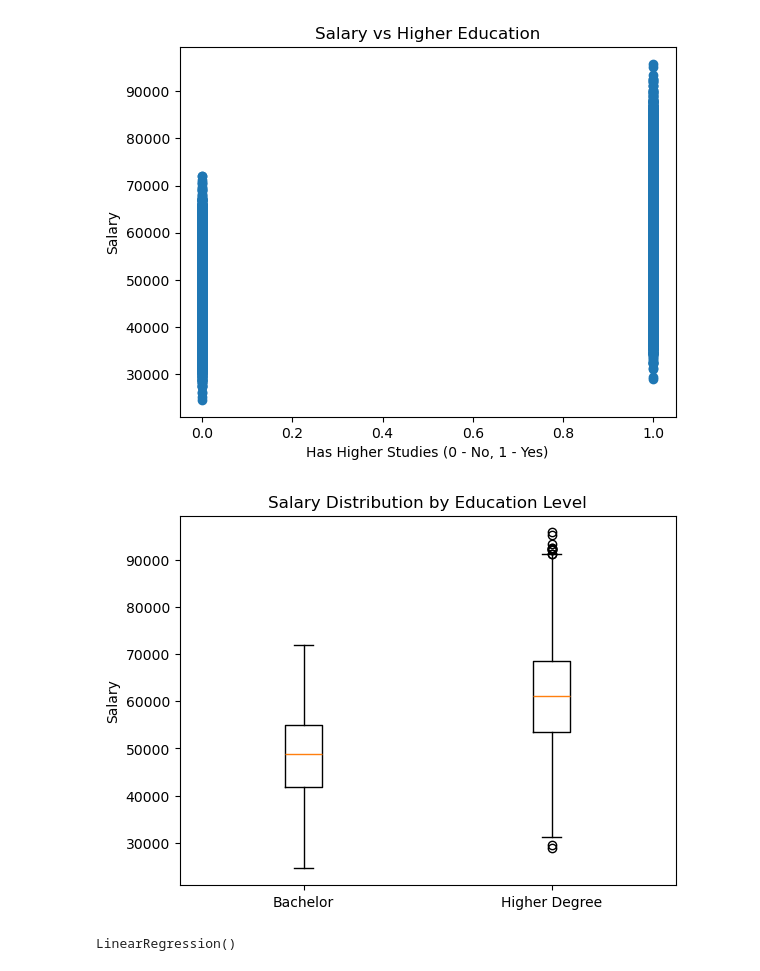
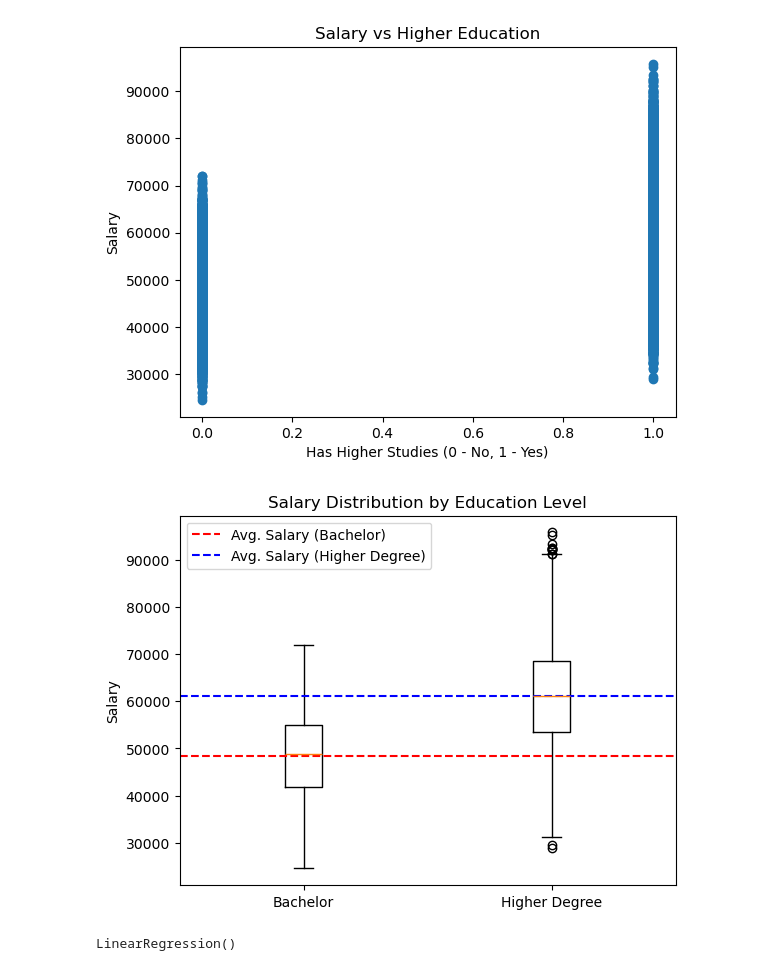
Before and after one commit to shauryashaurya/simulated-datasets-for-simple-machine-learning, a Jupyter notebook: employee-salaries/Test-Simulated-Data-Regression.ipynb, the cells around one changed output. Cells and saved outputs as stored; diff of their text form; code cells hidden in the pictures.

```diff
--- a/employee-salaries/Test-Simulated-Data-Regression.ipynb
+++ b/employee-salaries/Test-Simulated-Data-Regression.ipynb
@@ -45,6 +44,10 @@ coding)
 # find out how salary changes as a function of experience and education
 X = df[['years_experience', 'has_higher_studies']]
 y = df['salary']
+# %%
+# Calculate average salaries
+avg_salary_bachelor = df[df['has_higher_studies'] == 0]['salary'].mean()
+avg_salary_higher = df[df['has_higher_studies'] == 1]['salary'].mean()
 # %%
 # check what the dataframe looks like now...
 df.head()
@@ -82,13 +85,22 @@ plt.show()
 # %%
 # idhar jyada samjhega
 plt.boxplot([df[df['has_higher_studies'] == 0]['salary'],
              df[df['has_higher_studies'] == 1]['salary']],
             labels=['Bachelor', 'Higher Degree'])
+plt.axhline(y=avg_salary_bachelor,
+            color='r',
+            linestyle='--',
+            label='Avg. Salary (Bachelor)')
+plt.axhline(y=avg_salary_higher,
+            color='b',
+            linestyle='--',
+            label='Avg. Salary (Higher Degree)')
 plt.ylabel('Salary')
+plt.legend()
 plt.title('Salary Distribution by Education Level')
 plt.show()
 # %% [output]
-[figure, old version]
+[figure, new version]
 # %%
 # Life, universe and everthing...
 # keep 30% of data for testing
```
Also changed, not shown: parts of 7 cells of this notebook.
